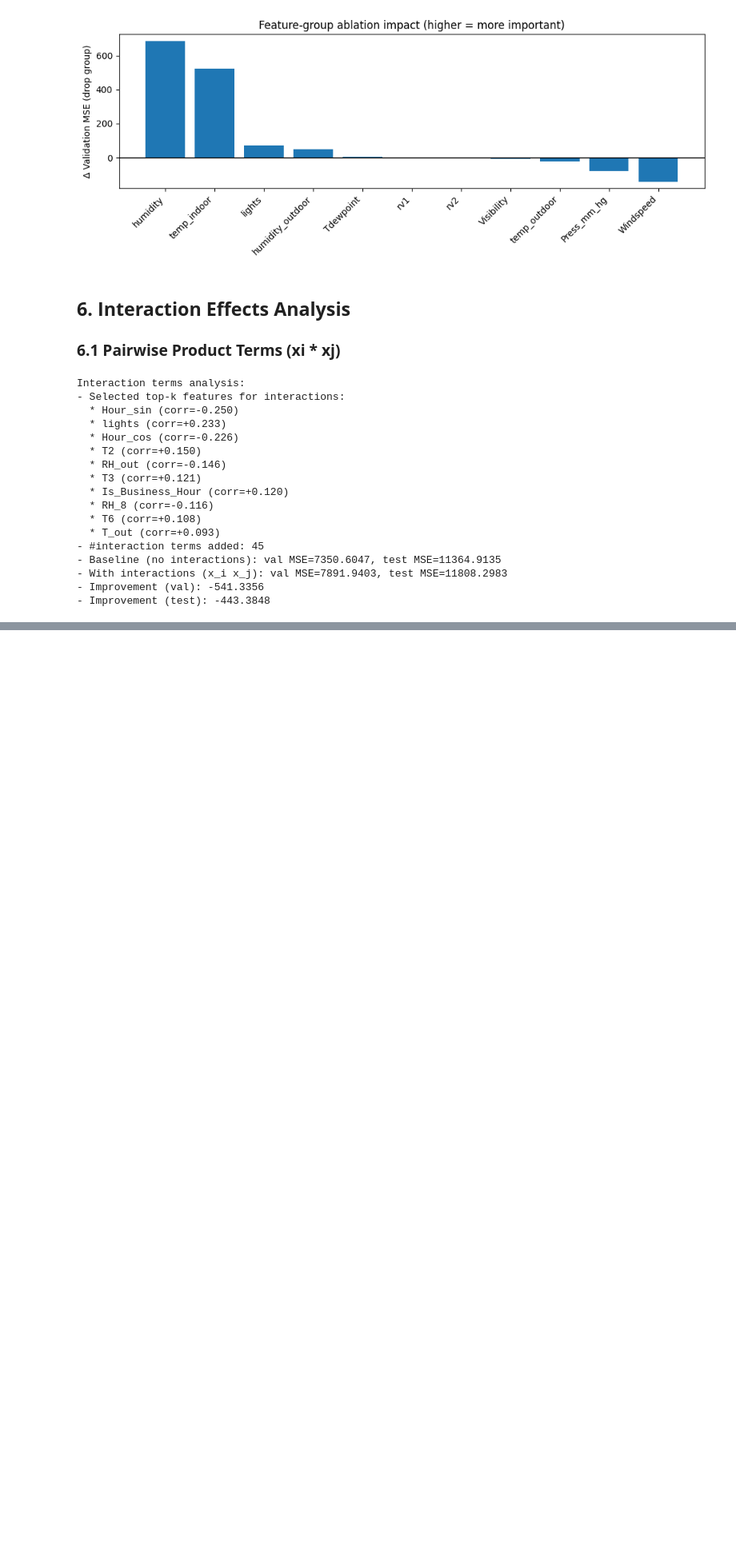
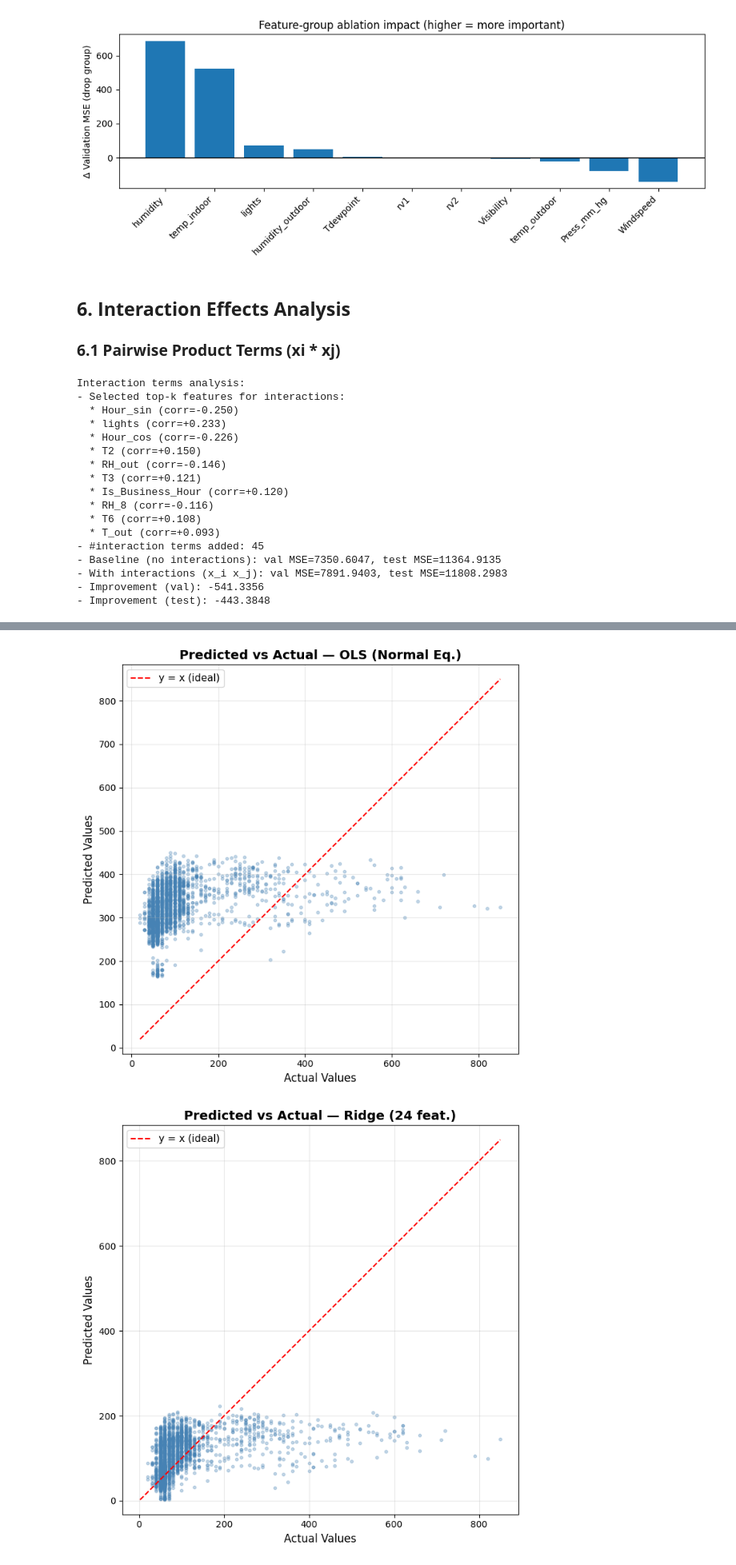
Before and after one commit to ThanhChuong12/Supervised-Learning-Regression-Classification, a Jupyter notebook: code/Part1_Regression/02_modeling.ipynb, the cells around one changed output, grey strips where cells are left out. Shown at 80% size. Cells and saved outputs as stored; diff of their text form; code cells hidden in the pictures; blank space fills up the shorter version.

```diff
--- a/code/Part1_Regression/02_modeling.ipynb
+++ b/code/Part1_Regression/02_modeling.ipynb
@@ -1523,0 +1599,8 @@ Interaction terms analysis:
+# %%
+# Predicted vs Actual for key models on the TEST set
+for name, (Phi, w) in models_for_residuals.items():
+    y_pred = predict(Phi, w)
+    plot_predicted_vs_actual(y_test, y_pred, title=f'Predicted vs Actual — {name}')
+# %% [output]
+[figure, added]
+[figure, added]
```
Also changed, not shown: parts of 24 cells of this notebook, 2 other files.
